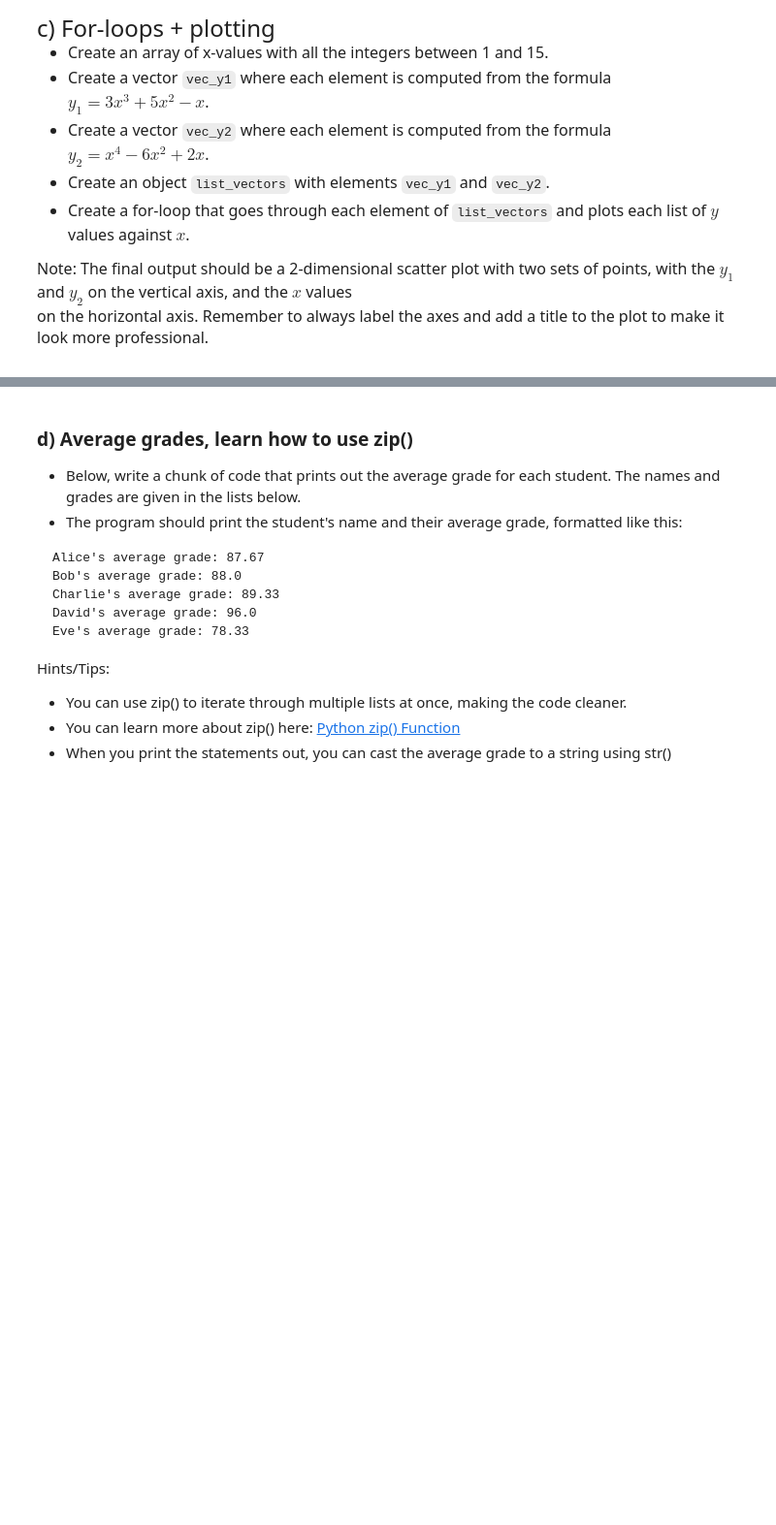
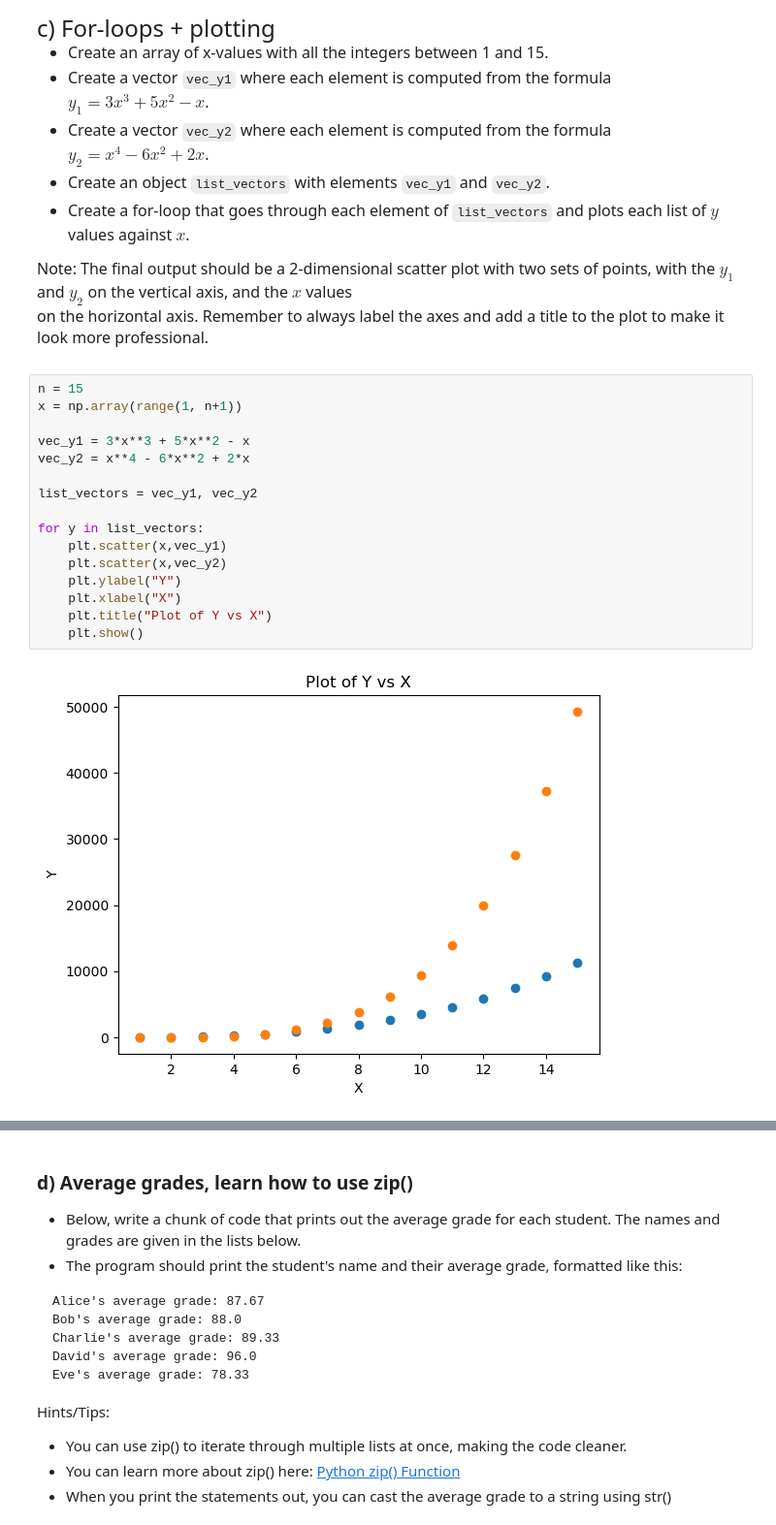
Before and after one commit to Epheri/qtm151spring2025, a Jupyter notebook: Assignments/assignment4/assignment4.ipynb, the cells around one changed output, grey strips where cells are left out. Shown at 97% size. Drawn from its saved outputs; the diff is of its cells as text; blank space fills up the shorter version.

```diff
--- a/Assignments/assignment4/assignment4.ipynb
+++ b/Assignments/assignment4/assignment4.ipynb
@@ -62,3 +81,21 @@ c) For-loops + plotting
 
 Note: The final output should be a 2-dimensional scatter plot with two sets of points, with the $y_1$ and $y_2$ on the vertical axis, and the $x$ values <br>
 on the horizontal axis. Remember to always label the axes and add a title to the plot to make it look more professional.
+# %%
+n = 15
+x = np.array(range(1, n+1))
+
+vec_y1 = 3*x**3 + 5*x**2 - x
+vec_y2 = x**4 - 6*x**2 + 2*x
+
+list_vectors = vec_y1, vec_y2
+
+for y in list_vectors:
+    plt.scatter(x,vec_y1)
+    plt.scatter(x,vec_y2)
+    plt.ylabel("Y")
+    plt.xlabel("X")
+    plt.title("Plot of Y vs X")
+    plt.show()
+# %% [output]
+[figure, added]
```
Also changed, not shown: parts of 16 cells of this notebook, 8 other files.
